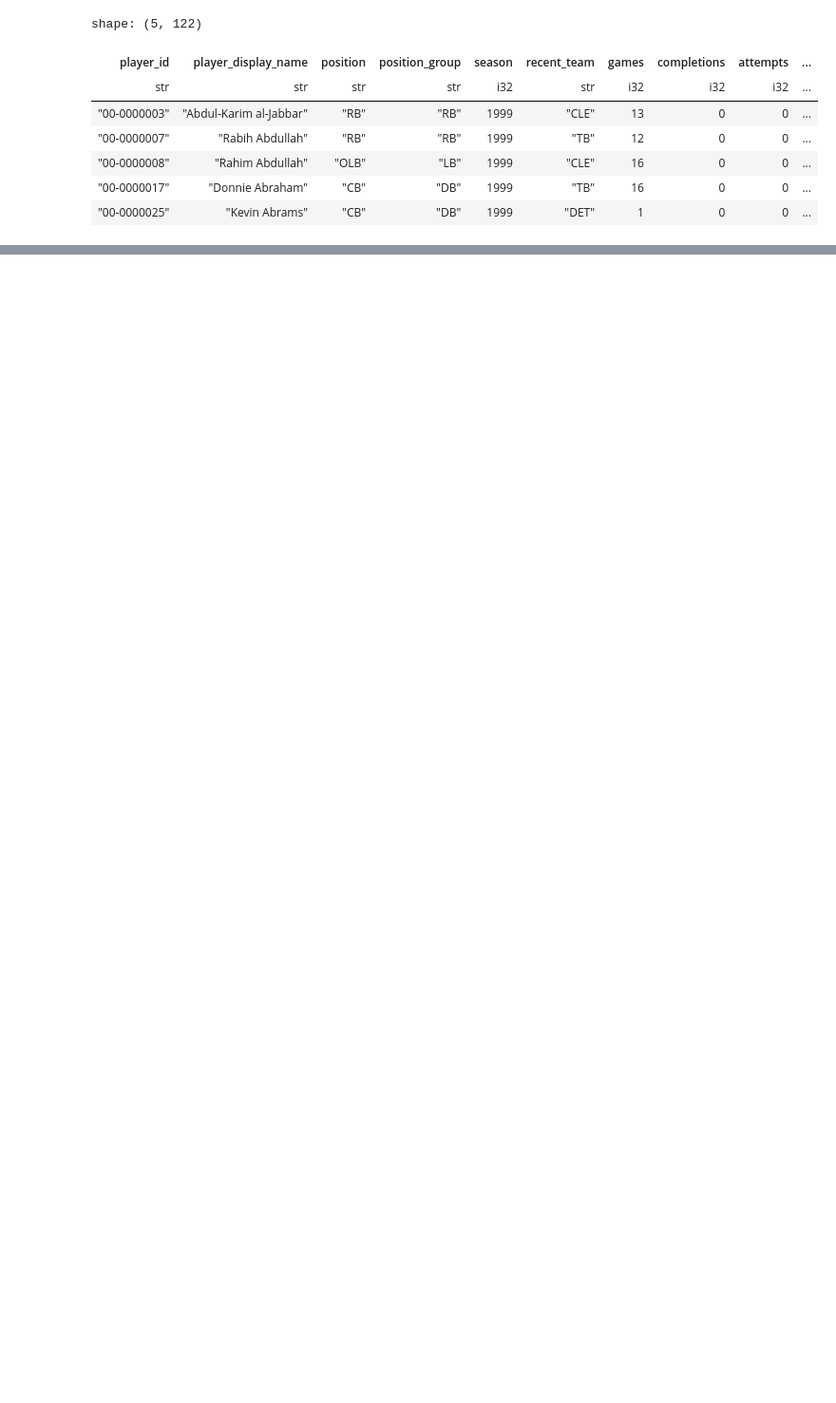
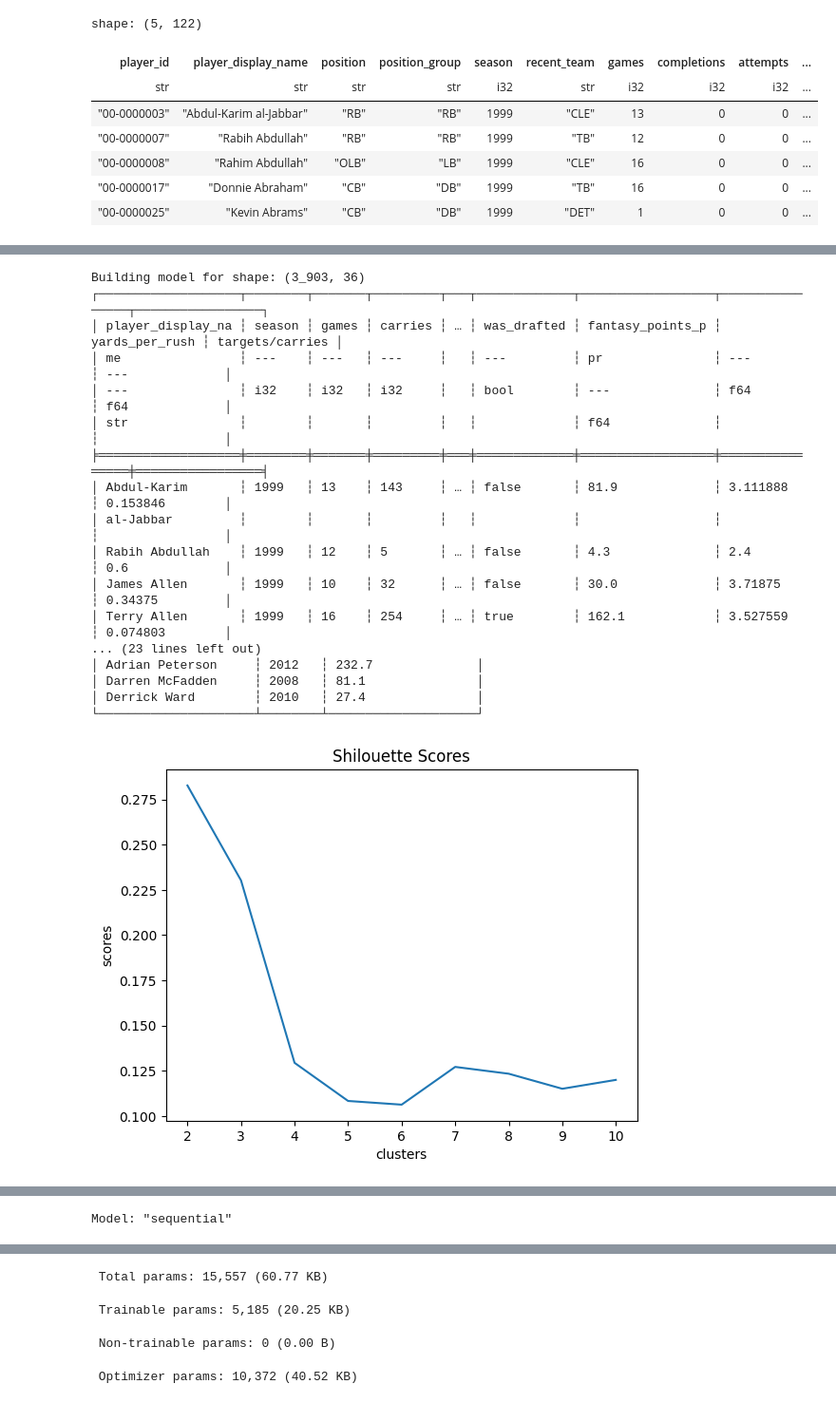
Before and after one commit to loganmoser/Fantasy-Football-ML-Project, a Jupyter notebook: model_building.ipynb, the cells around one changed output, grey strips where cells are left out. Shown at 95% size. Drawn from its saved outputs; the diff is of its cells as text; code cells hidden in the pictures; blank space fills up the shorter version.

```diff
--- a/model_building.ipynb
+++ b/model_building.ipynb
@@ -551,0 +566,21 @@ shape: (10, 3)
+# %%
+rb_model, rb_history, rb_wd_model, rb_wd_history, rb_rankings = build_position_model(rbs)
+# %% [output]
+Building model for shape: (3_903, 36)
+┌───────────────────┬────────┬───────┬─────────┬───┬─────────────┬──────────────────┬────────────────┬─────────────────┐
+│ player_display_na ┆ season ┆ games ┆ carries ┆ … ┆ was_drafted ┆ fantasy_points_p ┆ yards_per_rush ┆ targets/carries │
+│ me                ┆ ---    ┆ ---   ┆ ---     ┆   ┆ ---         ┆ pr               ┆ ---            ┆ ---             │
+│ ---               ┆ i32    ┆ i32   ┆ i32     ┆   ┆ bool        ┆ ---              ┆ f64            ┆ f64             │
+│ str               ┆        ┆       ┆         ┆   ┆             ┆ f64              ┆                ┆                 │
+╞═══════════════════╪════════╪═══════╪═════════╪═══╪═════════════╪══════════════════╪════════════════╪═════════════════╡
+│ Abdul-Karim       ┆ 1999   ┆ 13    ┆ 143     ┆ … ┆ false       ┆ 81.9             ┆ 3.111888       ┆ 0.153846        │
+│ al-Jabbar         ┆        ┆       ┆         ┆   ┆             ┆                  ┆                ┆                 │
+│ Rabih Abdullah    ┆ 1999   ┆ 12    ┆ 5       ┆ … ┆ false       ┆ 4.3              ┆ 2.4            ┆ 0.6             │
+│ James Allen       ┆ 1999   ┆ 10    ┆ 32      ┆ … ┆ false       ┆ 30.0             ┆ 3.71875        ┆ 0.34375         │
+│ Terry Allen       ┆ 1999   ┆ 16    ┆ 254     ┆ … ┆ true        ┆ 162.1            ┆ 3.527559       ┆ 0.074803        │
+... (23 lines left out)
+│ Adrian Peterson     ┆ 2012   ┆ 232.7              │
+│ Darren McFadden     ┆ 2008   ┆ 81.1               │
+│ Derrick Ward        ┆ 2010   ┆ 27.4               │
+└─────────────────────┴────────┴────────────────────┘
+[figure, added]
@@ -551,0 +604 @@ shape: (10, 3)
+Model: "sequential"
@@ -551,0 +618,4 @@ shape: (10, 3)
+ Total params: 15,557 (60.77 KB)
+ Trainable params: 5,185 (20.25 KB)
+ Non-trainable params: 0 (0.00 B)
+ Optimizer params: 10,372 (40.52 KB)
```
Also changed, not shown: parts of 29 cells of this notebook, 1 other file.
